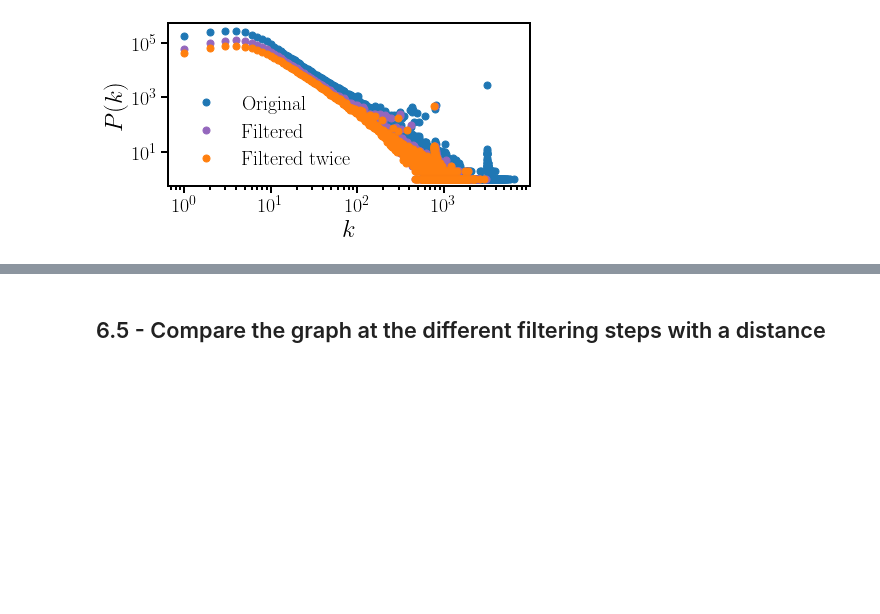
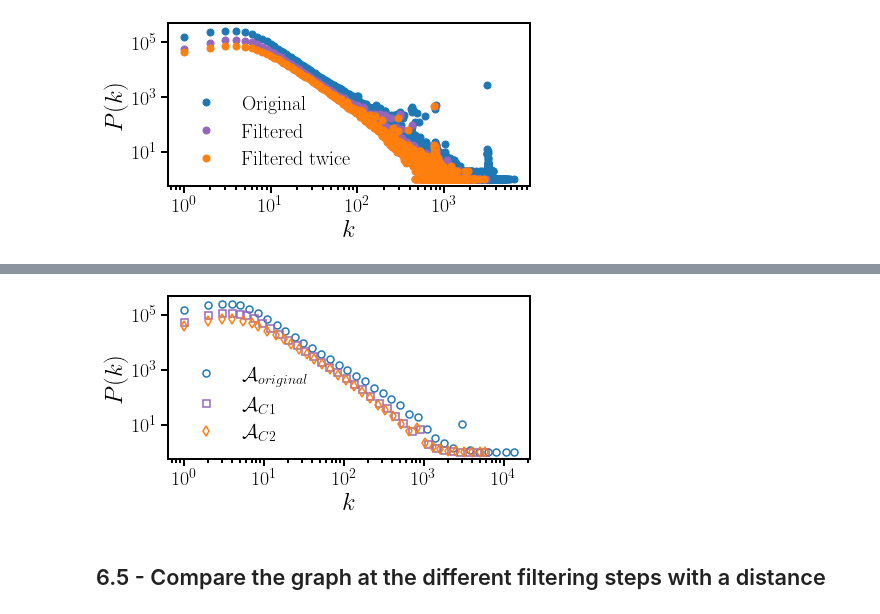
Before and after one commit to sysyMC/AI_in_Neuroscience_EpistemicIntegration_SocialSegregation, a Jupyter notebook: 1 - datasets_preparation.ipynb, the cells around one changed output, grey strips where cells are left out. Drawn from its saved outputs; the diff is of its cells as text; code cells hidden in the pictures; blank space fills up the shorter version.

```diff
--- a/1 - datasets_preparation.ipynb
+++ b/1 - datasets_preparation.ipynb
@@ -1160,6 +1273,10 @@ Results: the giant component of the collaboration network, without the alone aut
 # %%
 # degree distribution
 degree_freq = nx.degree_histogram(G_original)
+# %%
+# weighted degree distribution
+degree_freq_weighted = Counter(dict(G_original.degree(weight='weight')).values())
+degree_freq_weighted = {k:degree_freq_weighted[k] for k in sorted(degree_freq_weighted.keys())}
 # %%
 # clustering coefficient only on the giant component
 clustering_coeff = nx.average_clustering(G_original, nodes=c[0], weight='weight', count_zeros=True)
@@ -1197,6 +1333,10 @@ Results: the giant component of the filtered collaboration network, without the
 # %%
 # degree distribution
 degree_freq_filtered = nx.degree_histogram(G_filtered)
+# %%
+# weighted degree distribution
+degree_freq_filtered_weighted = Counter(dict(G_filtered.degree(weight='w')).values())
+degree_freq_filtered_weighted = {k:degree_freq_filtered_weighted[k] for k in sorted(degree_freq_filtered_weighted.keys())}
 # %%
 # clustering coefficient only on the giant component
 clustering_coeff_filtered = nx.average_clustering(G_filtered, nodes=c[0], weight='w', count_zeros=True)
@@ -1242,6 +1395,10 @@ Results: the giant component of the filtered collaboration network, without the
 # %%
 # degree distribution
 degree_freq_filtered_bis = nx.degree_histogram(G_filtered_bis)
+# %%
+# weighted degree distribution
+degree_freq_filtered_bis_weighted = Counter(dict(G_filtered_bis.degree(weight='w')).values())
+degree_freq_filtered_bis_weighted = {k:degree_freq_filtered_bis_weighted[k] for k in sorted(degree_freq_filtered_bis_weighted.keys())}
 # %%
 # clustering coefficient only on the giant component
 clustering_coeff_filtered_bis = nx.average_clustering(G_filtered_bis, nodes=c[0], weight='w', count_zeros=True)
@@ -1277,3 +1468,33 @@ plt.savefig(f'{path_output}degree_distribs_OriginalDataset_vs_FilteredDataset_vs
+# %%
+#degree_freq_dict = {d:v for d,v in enumerate(degree_freq_weighted)}
+x_original,y_original = log_binning(degree_freq_weighted,50)
+#degree_freq_filtered_dict = {d:v for d,v in enumerate(degree_freq_filtered_weighted)}
+x_filtered,y_filtered = log_binning(degree_freq_filtered_weighted,50)
+#degree_freq_filtered_bis_dict = {d:v for d,v in enumerate(degree_freq_filtered_bis_weighted)}
+x_filtered_bis,y_filtered_bis = log_binning(degree_freq_filtered_bis_weighted,50)
+# %%
+cmap = plt.cm.tab20.colors
+ig = plt.figure(figsize=(6.5, 3))
+ax = plt.axes()
+ax.plot(x_original, y_original, marker='o', mfc='none', markeredgewidth=1.5,
+        linewidth=0, color=cmap[0], markersize=7, label=r'$\mathcal{A}_{original}$', alpha=1)
+ax.plot(x_filtered, y_filtered, marker='s', mfc='none', markeredgewidth=1.5,
+        linewidth=0, color=cmap[8], markersize=7, label=r'$\mathcal{A}_{C1}$', alpha=1)
+ax.plot(x_filtered_bis, y_filtered_bis, marker='d', mfc='none', markeredgewidth=1.5,
+        linewidth=0, color=cmap[2], markersize=7, label=r'$\mathcal{A}_{C2}$', alpha=1)
+ax.set_xlabel(r'$k$', fontsize=axisLabelSize)
+ax.set_xscale('log')
+ax.set_ylabel(r'$P(k)$', fontsize=axisLabelSize)
+ax.set_yscale('log')
+#ax.set_ylim(0.4,1e7)
+#ax.set_xlim(0.6,1e5)
+#ax.set_xticks([10**i for i in range(6)], [10**i for i in range(6)])
+ax.tick_params(which='major', labelsize=ticksLabelSize, length=7, width=ticksWidth)
+ax.tick_params(which='minor', length=4, width=ticksWidth)
+ax.legend(loc='lower left', ncol=1, fontsize=legendSize, frameon=False)
+plt.savefig(f'{path_output}degree_distribs_WEIGHTED_LogBinned_OriginalDataset_vs_FilteredDataset_vs_FilteredDatasetBIS.pdf', format='pdf', bbox_inches='tight')
+# %% [output]
+[figure, added]
 # %% [markdown]
 ## 6.5 - Compare the graph at the different filtering steps with a distance
 # %% [markdown]
```
Also changed, not shown: parts of 60 cells of this notebook, 1 other file.
